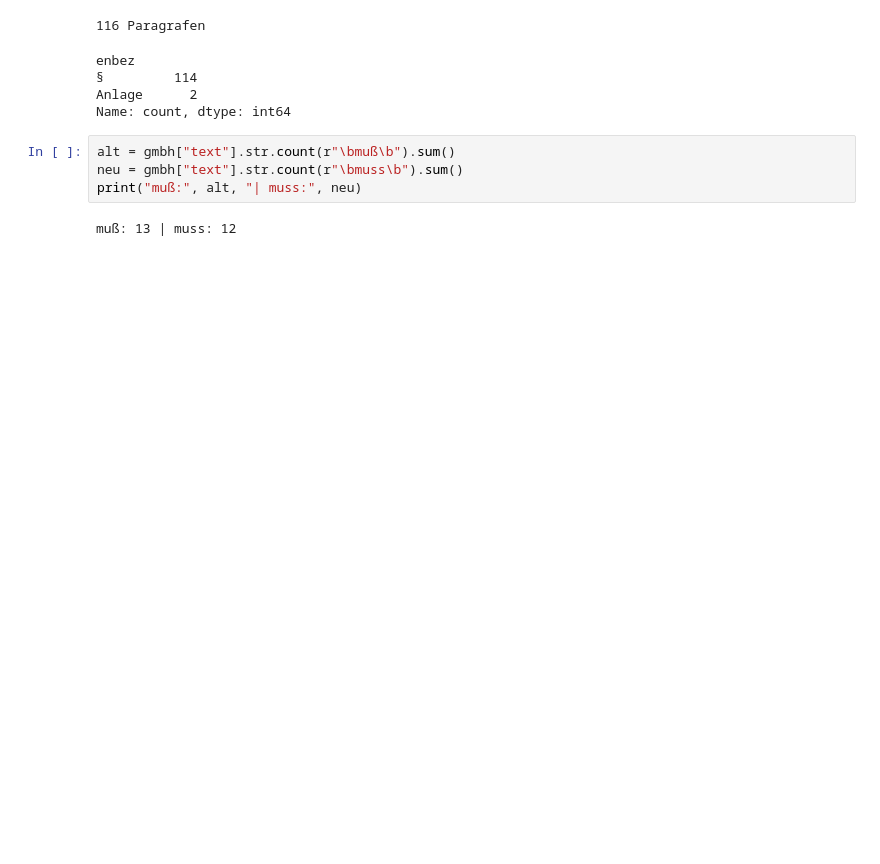
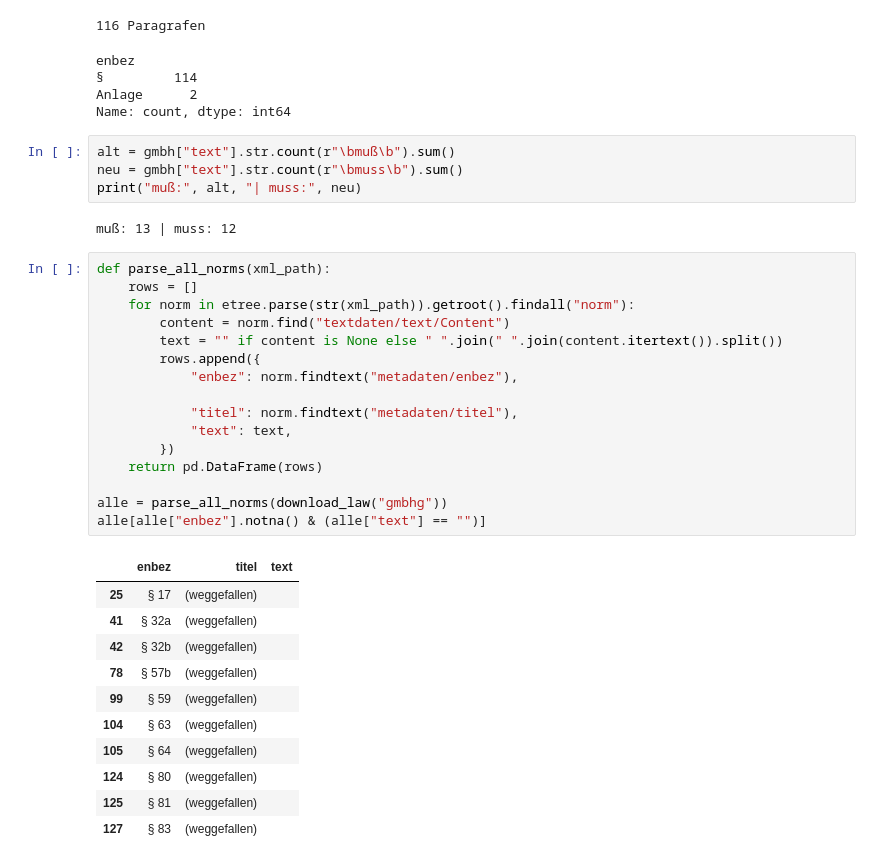
Before and after one commit to pfeifer99/german-law-obligations, a Jupyter notebook: 01_explore.ipynb, the cells around one changed output. Cells and saved outputs as stored; diff of their text form; blank space fills up the shorter version.

```diff
--- a/01_explore.ipynb
+++ b/01_explore.ipynb
@@ -242,3 +243,31 @@ neu = gmbh["text"].str.count(r"\bmuss\b").sum()
 print("muß:", alt, "| muss:", neu)
 # %% [output]
 muß: 13 | muss: 12
+# %%
+def parse_all_norms(xml_path):
+    rows = []
+    for norm in etree.parse(str(xml_path)).getroot().findall("norm"):
+        content = norm.find("textdaten/text/Content")
+        text = "" if content is None else " ".join(" ".join(content.itertext()).split())
+        rows.append({
+            "enbez": norm.findtext("metadaten/enbez"),
+
+            "titel": norm.findtext("metadaten/titel"),
+            "text": text,
+        })
+    return pd.DataFrame(rows)
+
+alle = parse_all_norms(download_law("gmbhg"))
+alle[alle["enbez"].notna() & (alle["text"] == "")]
+# %% [output]
+|  | enbez | titel | text |
+| 25 | § 17 | (weggefallen) |  |
+| 41 | § 32a | (weggefallen) |  |
+| 42 | § 32b | (weggefallen) |  |
+| 78 | § 57b | (weggefallen) |  |
+| 99 | § 59 | (weggefallen) |  |
+| 104 | § 63 | (weggefallen) |  |
+| 105 | § 64 | (weggefallen) |  |
+| 124 | § 80 | (weggefallen) |  |
+| 125 | § 81 | (weggefallen) |  |
+| 127 | § 83 | (weggefallen) |  |
```
Also changed, not shown: parts of 12 cells of this notebook.
